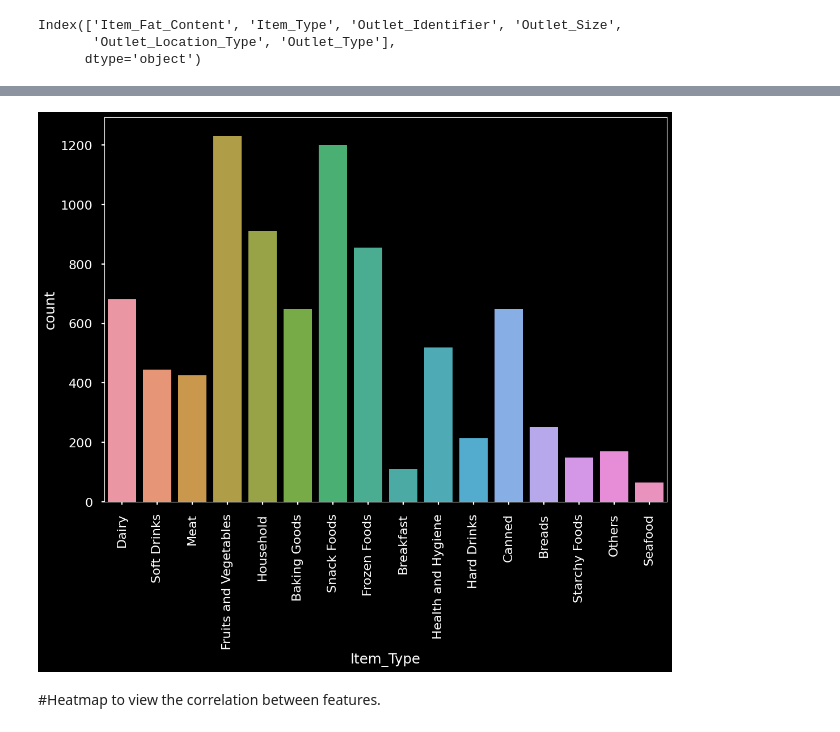
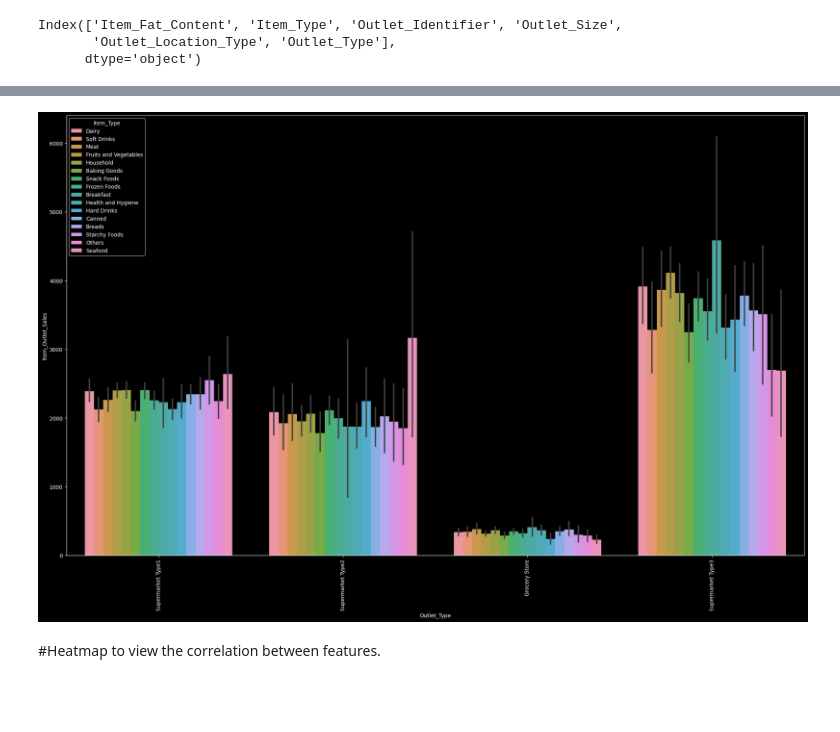
Before and after one commit to Al-Tayeb96/Prediction-of-Product-Sales, a Jupyter notebook: Prediction_of_Product_Sales.ipynb, the cells around one changed output, grey strips where cells are left out. Drawn from its saved outputs; the diff is of its cells as text; code cells hidden in the pictures; blank space fills up the shorter version.

```diff
--- a/Prediction_of_Product_Sales.ipynb
+++ b/Prediction_of_Product_Sales.ipynb
@@ -360,8 +360,10 @@ for cols in cat_cols2:
 # %%
-ax=sns.countplot(df_sales,x='Item_Type')
+fig,axes=plt.subplots(figsize=(25,15))
+
+ax=sns.barplot(df_sales,x='Outlet_Type',y='Item_Outlet_Sales',hue="Item_Type")
 ax.tick_params(axis='x',rotation=90)
 # %% [output]
-[figure, old version]
+[figure, new version]
 # %% [markdown]
 #Heatmap to view the correlation between features.
 # %%
```
Also changed, not shown: parts of 8 cells of this notebook.
